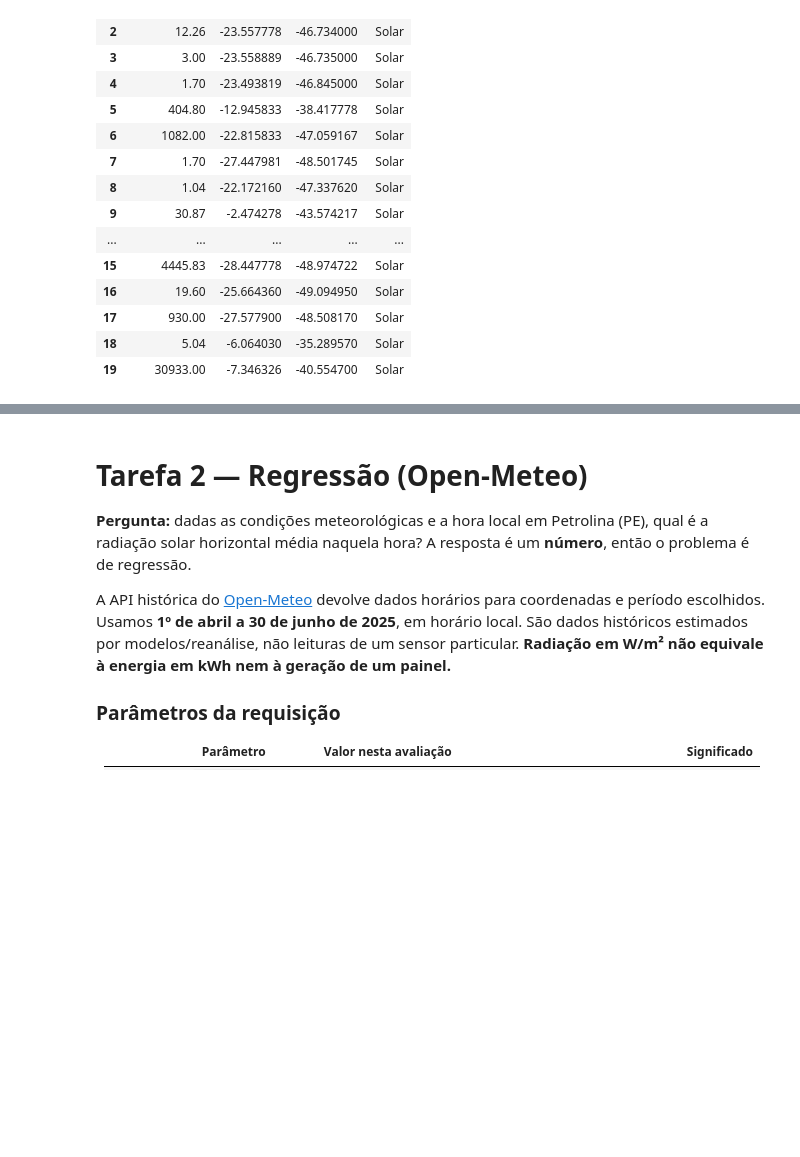
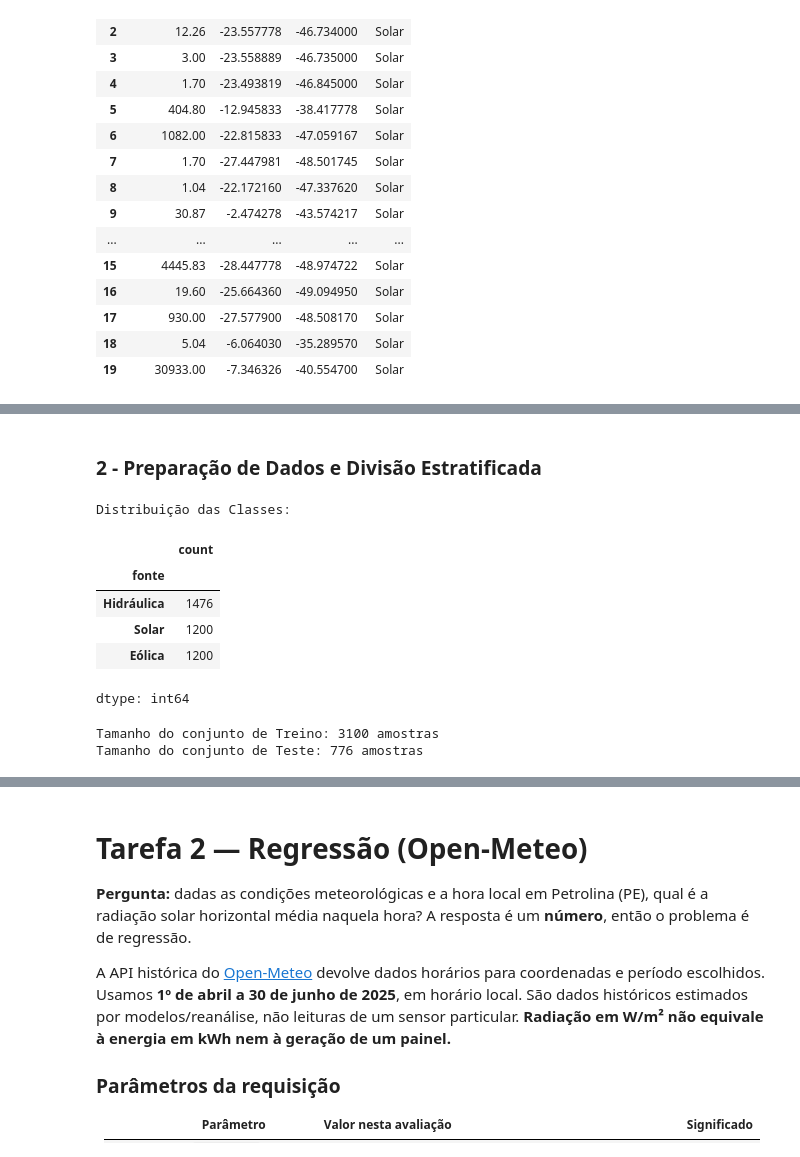
Before and after one commit to Jpsantosferreira/cp-sers-ml-energy, a Jupyter notebook: Aula_APIs_Energia_Renovavel_ML.ipynb, the cells around one changed output, grey strips where cells are left out. Saved outputs shown, nothing was run; the diff lists cells and outputs as text; code cells hidden in the pictures; blank space fills up the shorter version.

```diff
--- a/Aula_APIs_Energia_Renovavel_ML.ipynb
+++ b/Aula_APIs_Energia_Renovavel_ML.ipynb
@@ -172,0 +271,44 @@ dados_api.head(20)
+# %% [markdown]
+### 2 - Preparação de Dados e Divisão Estratificada
+# %%
+import pandas as pd
+import numpy as np
+import matplotlib.pyplot as plt
+import seaborn as sns
+from sklearn.model_selection import train_test_split
+from sklearn.preprocessing import StandardScaler
+from sklearn.metrics import classification_report, accuracy_score, precision_score, recall_score, f1_score, confusion_matrix, ConfusionMatrixDisplay
+
+# 1. Carregar os dados
+df_class = pd.read_csv('aneel_classificacao_orange.csv')
+
+# Exibir informações básicas e a distribuição das classes
+print("Distribuição das Classes:")
+display(df_class['fonte'].value_counts())
+
+# 2. Definir X e y
+X = df_class[['potencia_kw', 'latitude', 'longitude']]
+y = df_class['fonte']
+
+# 3. Divisão Estratificada (80% treino, 20% teste) com semente fixa
+X_train, X_test, y_train, y_test = train_test_split(
+    X, y, test_size=0.20, stratify=y, random_state=42
+)
+
+# 4. Ajuste de escala (Standardization) - fit apenas no treino
+scaler = StandardScaler()
+X_train_scaled = scaler.fit_transform(X_train)
+X_test_scaled = scaler.transform(X_test)
+
+print(f"\nTamanho do conjunto de Treino: {X_train.shape[0]} amostras")
+print(f"Tamanho do conjunto de Teste: {X_test.shape[0]} amostras")
+# %% [output]
+Distribuição das Classes:
+|  | count |
+| fonte |  |
+| Hidráulica | 1476 |
+| Solar | 1200 |
+| Eólica | 1200 |
+dtype: int64
+Tamanho do conjunto de Treino: 3100 amostras
+Tamanho do conjunto de Teste: 776 amostras
```
Also changed, not shown: parts of 9 cells of this notebook.
